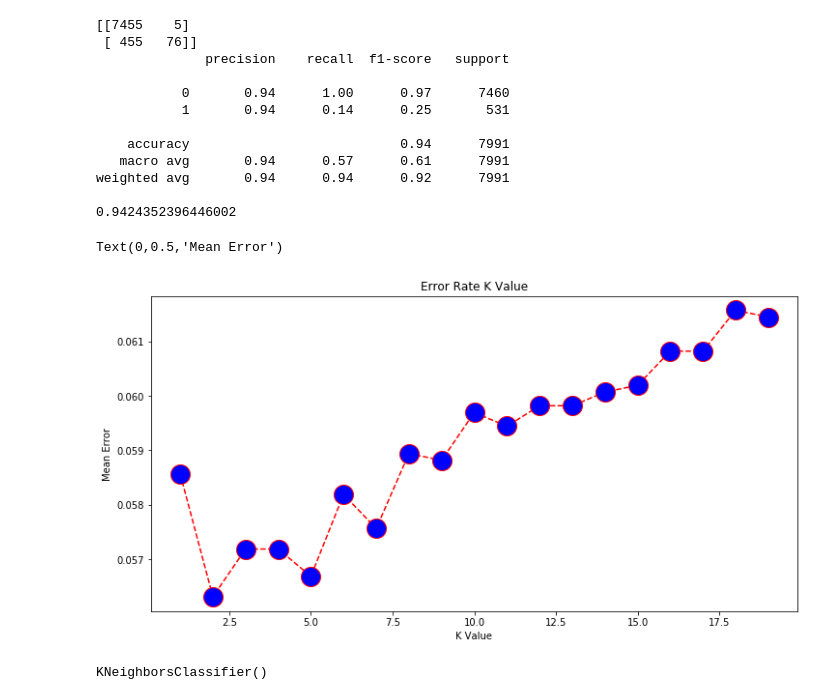
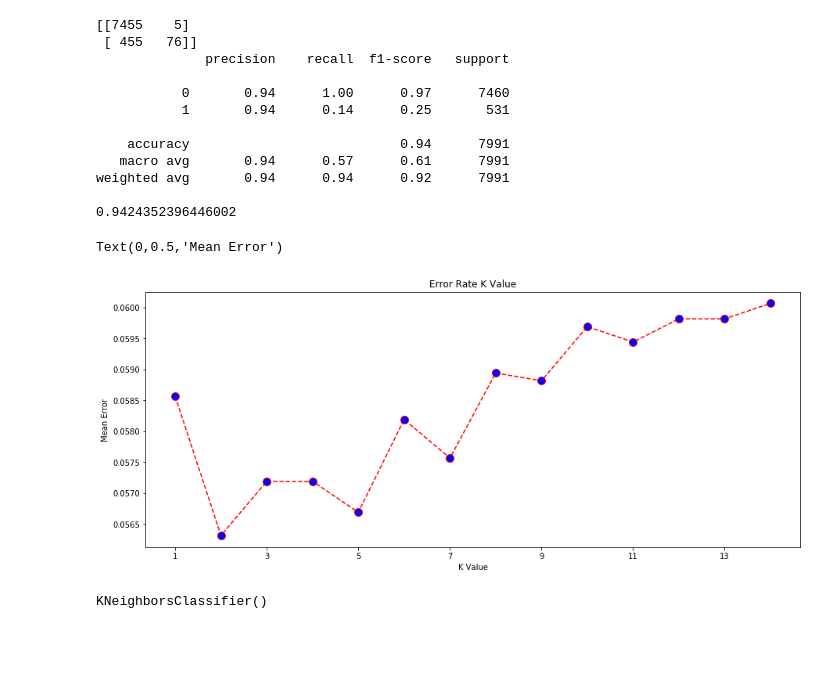
Before and after one commit to josegpl/HateSpeech_Classification, a Jupyter notebook: k.ipynb, the cells around one changed output. Drawn from its saved outputs; the diff is of its cells as text; code cells hidden in the pictures; blank space fills up the shorter version.

```diff
--- a/k.ipynb
+++ b/k.ipynb
@@ -101,21 +101,22 @@ weighted avg       0.94      0.94      0.92      7991
 error = []
 
 # Calculating error for K values between 1 and 40
-for i in range(1, 20):
+for i in range(1, 15):
     knn = KNeighborsClassifier(n_neighbors=i)
     knn.fit(data_train, targets_train)
     pred_i = knn.predict(data_test)
     error.append(np.mean(pred_i != targets_test))
 # %%
-plt.figure(figsize=(12, 6))
-plt.plot(range(1, 20), error, color='red', linestyle='dashed', marker='o',
-         markerfacecolor='blue', markersize=20)
+plt.figure(figsize=(15, 6))
+plt.plot(range(1, 15), error, color='red', linestyle='dashed', marker='o',
+         markerfacecolor='blue', markersize=10)
+plt.xticks(np.arange(1,15,2), np.arange(1,15,2))
 plt.title('Error Rate K Value')
 plt.xlabel('K Value')
 plt.ylabel('Mean Error')
 # %% [output]
 Text(0,0.5,'Mean Error')
-[figure, old version]
+[figure, new version]
 # %%
 from sklearn.neighbors import KNeighborsClassifier
 clf = KNeighborsClassifier(n_neighbors=5)
```
Also changed, not shown: parts of 3 cells of this notebook.
